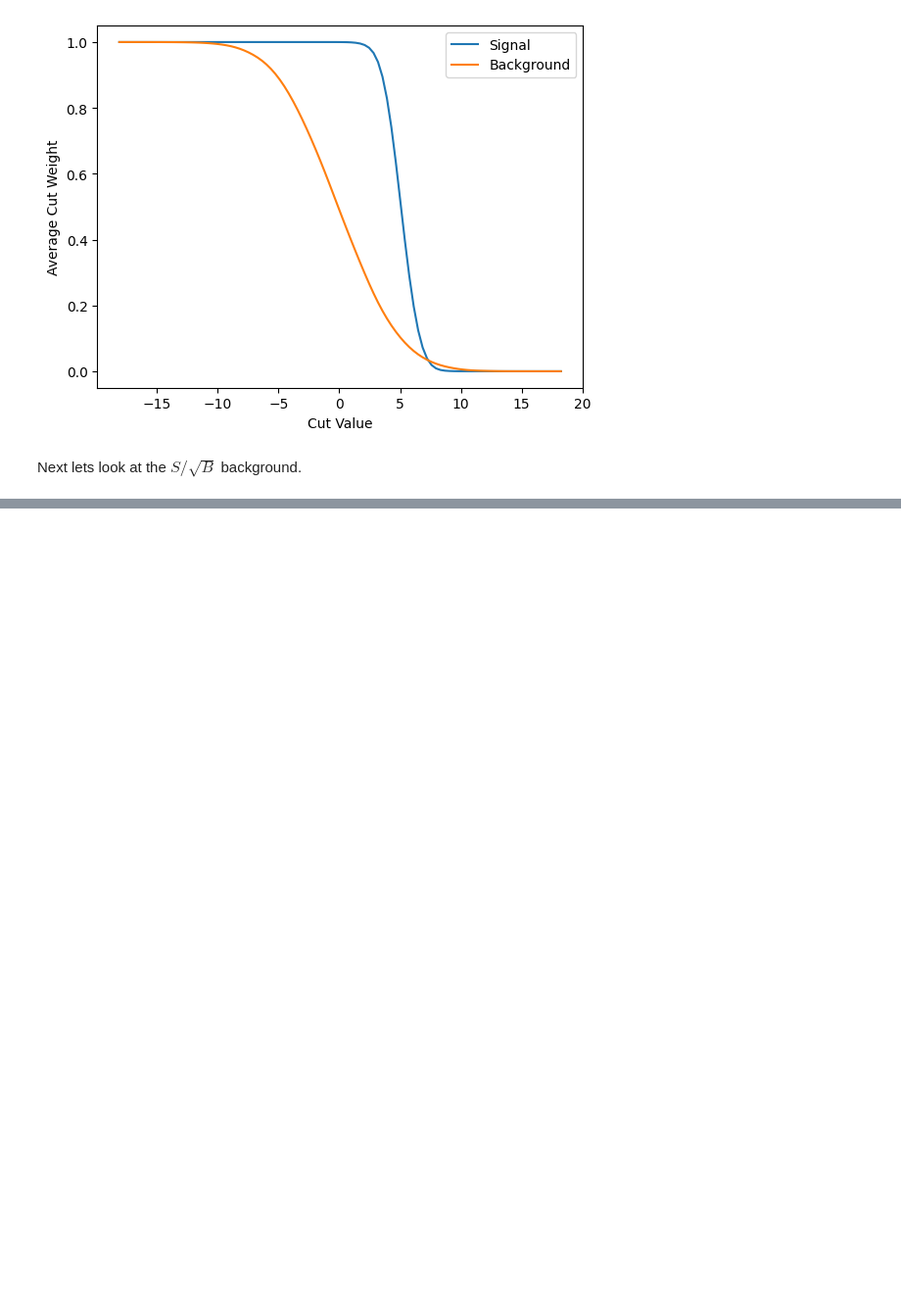
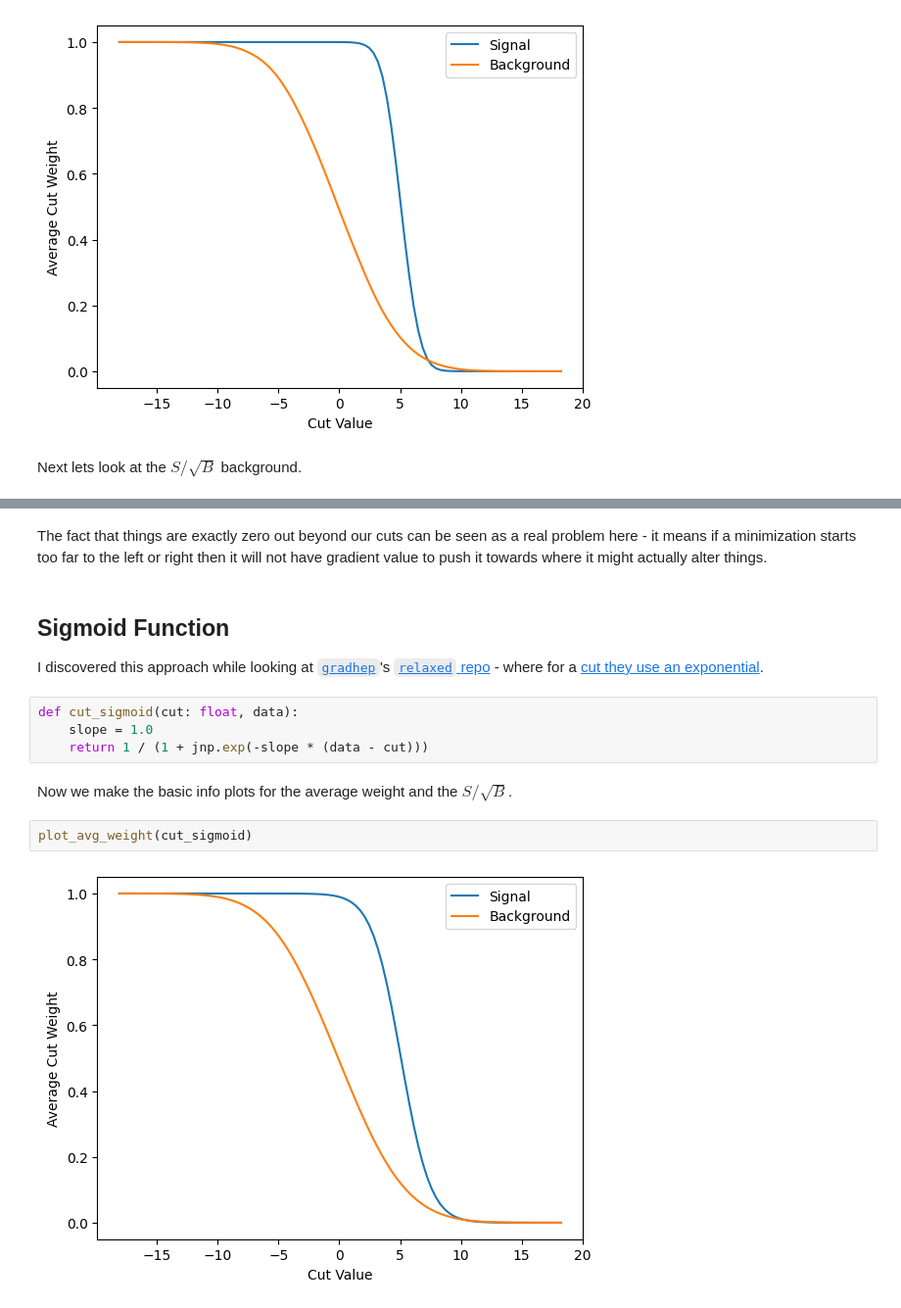
Before and after one commit to gordonwatts/diff-prog-intro, a Jupyter notebook: book/different_cut_emulations.ipynb, the cells around one changed output, grey strips where cells are left out. Shown at 98% size. Saved outputs shown, nothing was run; the diff lists cells and outputs as text; blank space fills up the shorter version.

Commit message:
Add sigmoid cut as used in gradhep

```diff
--- a/book/different_cut_emulations.ipynb
+++ b/book/different_cut_emulations.ipynb
@@ -76,0 +114,16 @@ And finally the gradient of that
+# %% [markdown]
+The fact that things are exactly zero out beyond our cuts can be seen as a real problem here - it means if a minimization starts too far to the left or right then it will not have gradient value to push it towards where it might actually alter things.
+# %% [markdown]
+## Sigmoid Function
+
+I discovered this approach while looking at [`gradhep`](https://github.com/gradhep)'s [`relaxed` repo](https://github.com/gradhep/relaxed) - where for a [cut they use an exponential](https://github.com/gradhep/relaxed/blob/8654d8fa64e22a3da5efc3870a855e0d26b88e9a/src/relaxed/ops.py#L16).
+# %%
+def cut_sigmoid(cut: float, data):
+    slope = 1.0
+    return 1 / (1 + jnp.exp(-slope * (data - cut)))
+# %% [markdown]
+Now we make the basic info plots for the average weight and the $S/\sqrt{B}$.
+# %%
+plot_avg_weight(cut_sigmoid)
+# %% [output]
+[figure, added]
```
Also changed, not shown: parts of 11 cells of this notebook, 1 other file.
